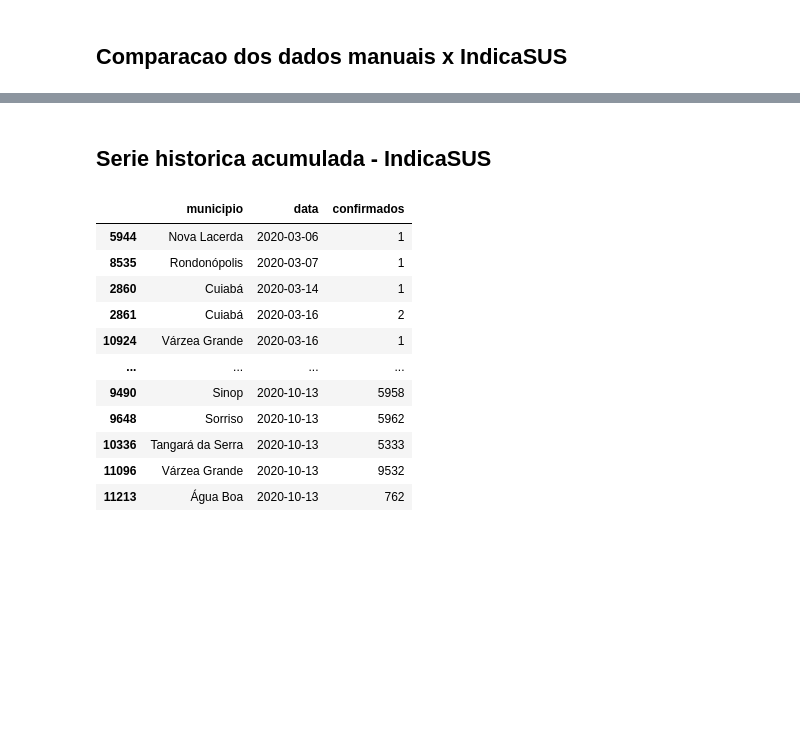
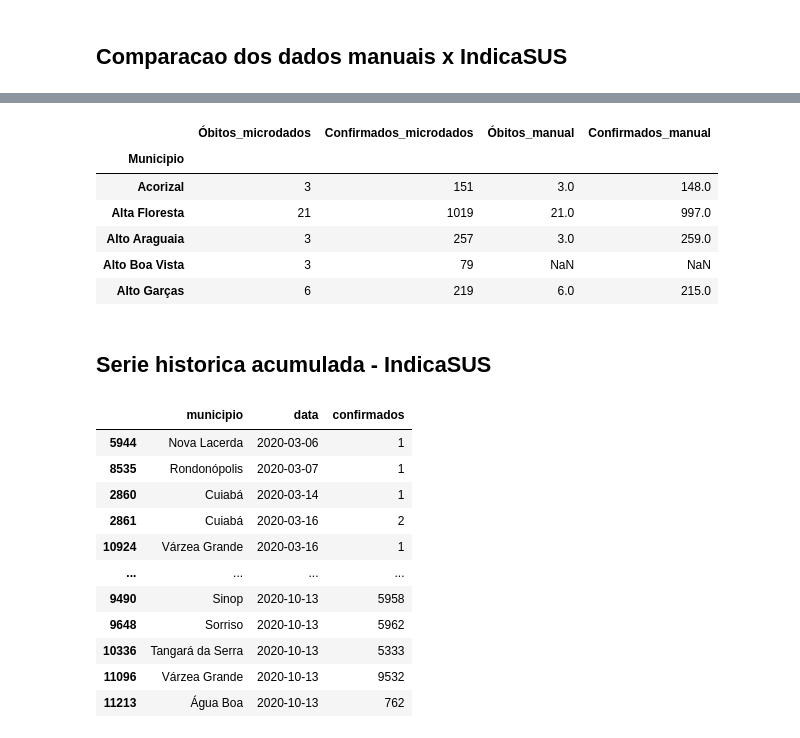
Before and after one commit to fernandascovino/brasilio_covid19_data, a Jupyter notebook: mt_analysis/br_mt_microdados.ipynb, the cells around one changed output, grey strips where cells are left out. Cells and saved outputs as stored; diff of their text form; code cells hidden in the pictures; blank space fills up the shorter version.

```diff
--- a/mt_analysis/br_mt_microdados.ipynb
+++ b/mt_analysis/br_mt_microdados.ipynb
@@ -164,3 +204,13 @@ microdados['2020-09-02'] = microdados['2020-09-02'].join(
+# %%
+microdados['2020-09-02'].head()
+# %% [output]
+|  | Óbitos_microdados | Confirmados_microdados | Óbitos_manual | Confirmados_manual |
+| Municipio |  |  |  |  |
+| Acorizal | 3 | 151 | 3.0 | 148.0 |
+| Alta Floresta | 21 | 1019 | 21.0 | 997.0 |
+| Alto Araguaia | 3 | 257 | 3.0 | 259.0 |
+| Alto Boa Vista | 3 | 79 | NaN | NaN |
+| Alto Garças | 6 | 219 | 6.0 | 215.0 |
 # %%
 # microdados['2020-09-17'].to_csv("br_mt_microdados_comparacao_20200917.csv")
 # microdados['2020-09-02'].to_csv("br_mt_microdados_comparacao_20200902.csv")
```
Also changed, not shown: parts of 13 cells of this notebook.
